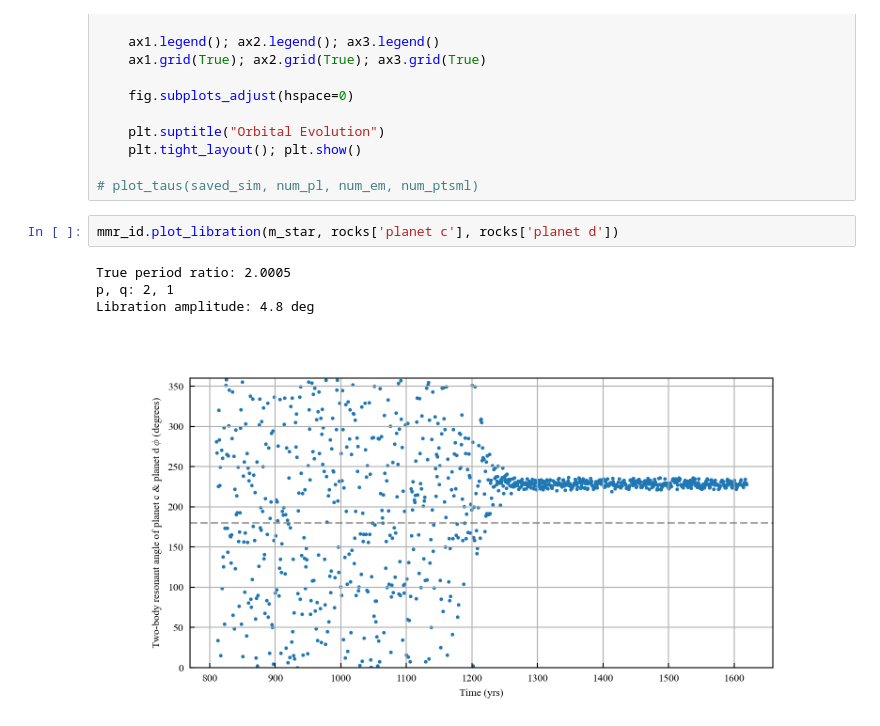
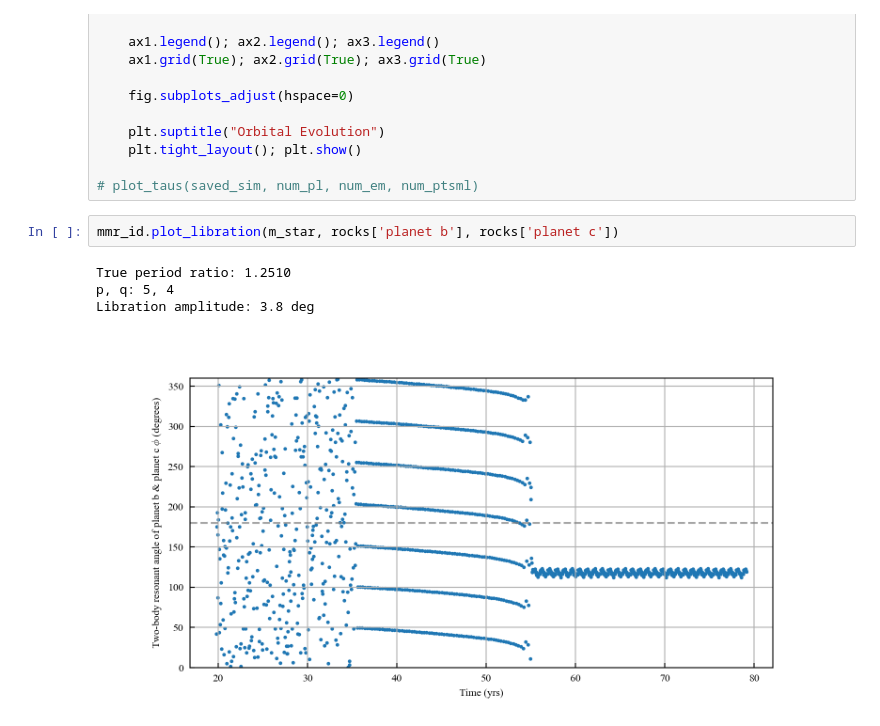
Before and after one commit to dchen10Git/uh-ifa-reu-2026, a Jupyter notebook: analyze_sims.ipynb, the cells around one changed output. Cells and saved outputs as stored; diff of their text form.

```diff
--- a/analyze_sims.ipynb
+++ b/analyze_sims.ipynb
@@ -664,9 +650,9 @@ def plot_taus(sim_data, num_pl, num_em, num_ptsml, t_units='kyr'):
 
 # plot_taus(saved_sim, num_pl, num_em, num_ptsml)
 # %%
-mmr_id.plot_libration(m_star, rocks['planet c'], rocks['planet d'])
+mmr_id.plot_libration(m_star, rocks['planet b'], rocks['planet c'])
 # %% [output]
-True period ratio: 2.0005
-p, q: 2, 1
-Libration amplitude: 4.8 deg
+True period ratio: 1.2510
+p, q: 5, 4
+Libration amplitude: 3.8 deg
-[figure, old version]
+[figure, new version]
```
Also changed, not shown: parts of 4 cells of this notebook, 4 other files.
